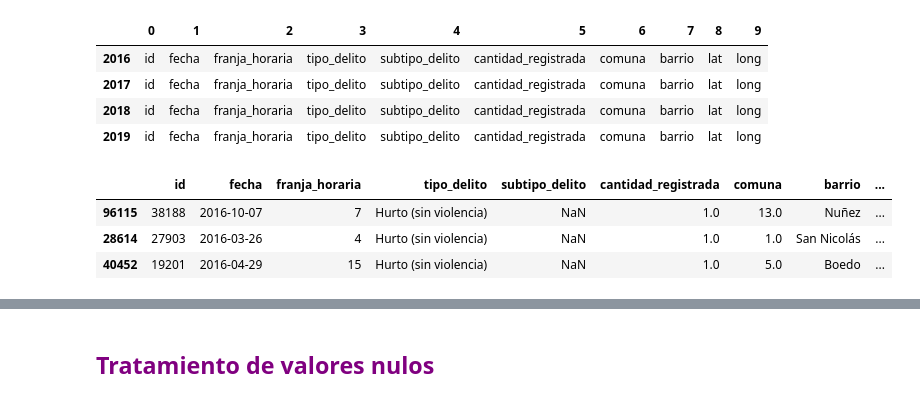
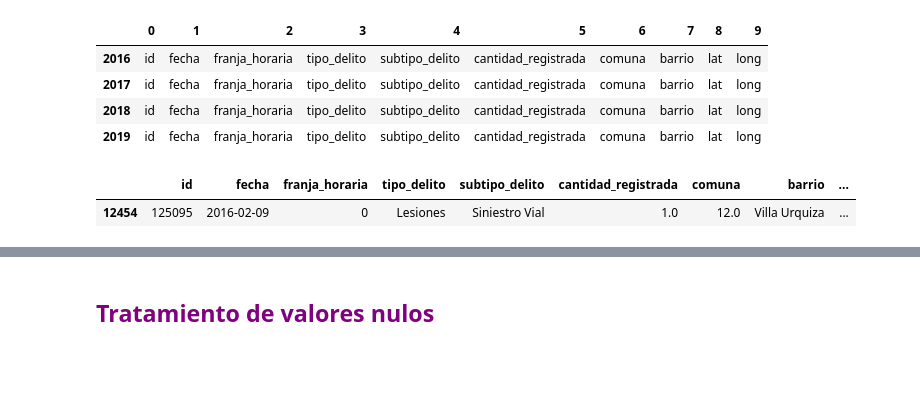
Before and after one commit to virsammartino/proyectoinseguridad, a Jupyter notebook: MAIN.ipynb, the cells around one changed output, grey strips where cells are left out. Drawn from its saved outputs; the diff is of its cells as text; code cells hidden in the pictures; blank space fills up the shorter version.

```diff
--- a/MAIN.ipynb
+++ b/MAIN.ipynb
@@ -133,10 +144,8 @@ delitos2019['Año'] = 2019
 # %%
 # Vemos cómo se ven los datasets de cada año
 
-delitos2016.sample(3)
+delitos2016.sample(1)
 # %% [output]
 |  | id | fecha | franja_horaria | tipo_delito | subtipo_delito | cantidad_registrada | comuna | barrio | ... |
-| 96115 | 38188 | 2016-10-07 | 7 | Hurto (sin violencia) | NaN | 1.0 | 13.0 | Nuñez | ... |
-| 28614 | 27903 | 2016-03-26 | 4 | Hurto (sin violencia) | NaN | 1.0 | 1.0 | San Nicolás | ... |
-| 40452 | 19201 | 2016-04-29 | 15 | Hurto (sin violencia) | NaN | 1.0 | 5.0 | Boedo | ... |
+| 12454 | 125095 | 2016-02-09 | 0 | Lesiones | Siniestro Vial | 1.0 | 12.0 | Villa Urquiza | ... |
 # %%
```
Also changed, not shown: parts of 112 cells of this notebook.
